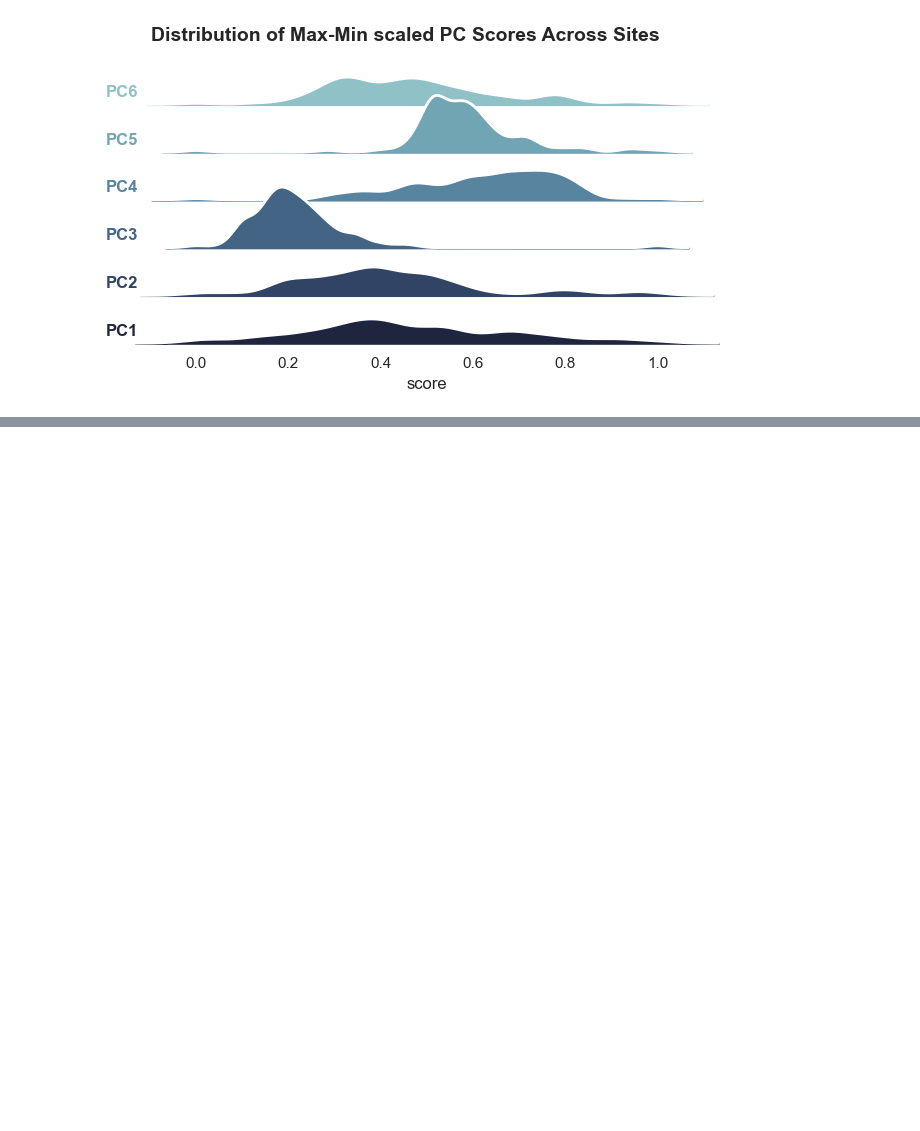
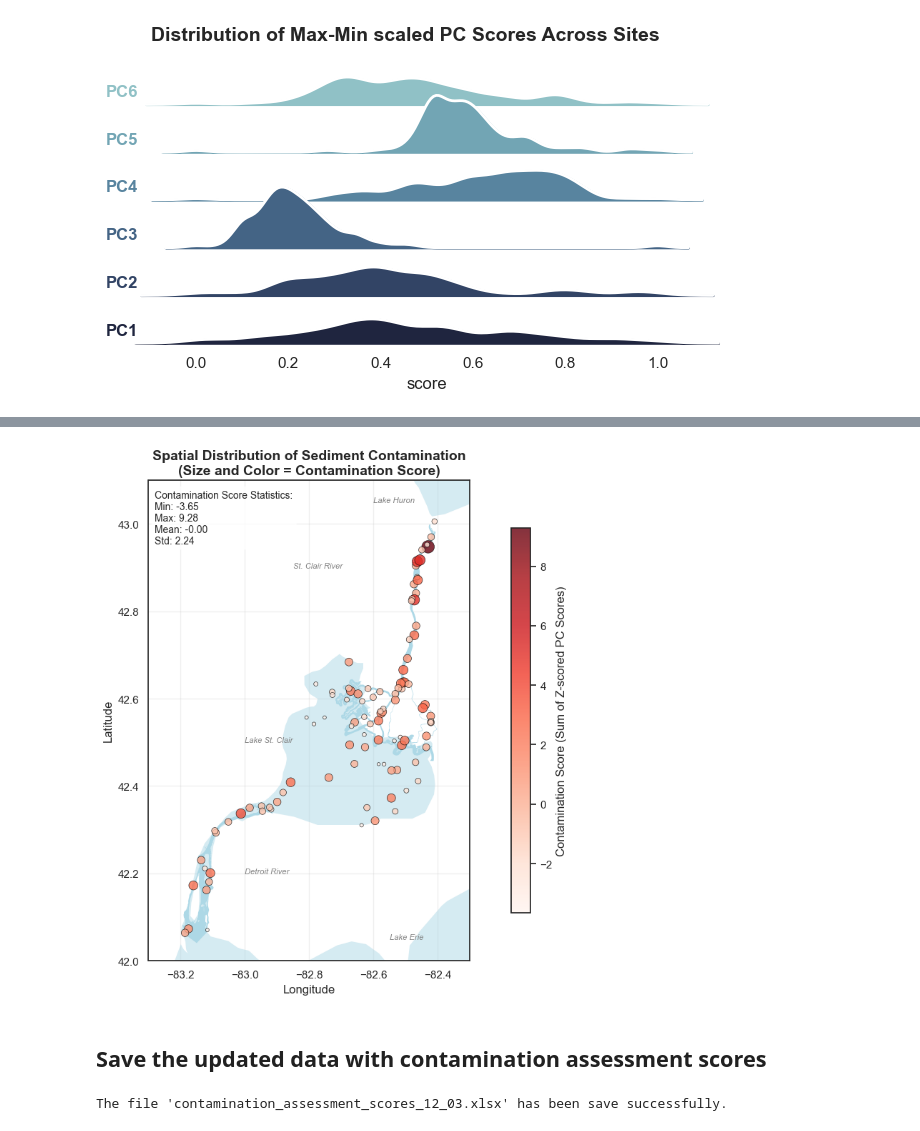
Before and after one commit to Gufeng-2002/Zoobenthic_Community_Indicator, a Jupyter notebook: notebooks/02_Contamination_Assessment.ipynb, the cells around one changed output, grey strips where cells are left out. Cells and saved outputs as stored; diff of their text form; code cells hidden in the pictures; blank space fills up the shorter version.

```diff
--- a/notebooks/02_Contamination_Assessment.ipynb
+++ b/notebooks/02_Contamination_Assessment.ipynb
@@ -1242,0 +1621,8 @@ Name: p,p'-DDD, dtype: float64
+# %%
+# sum up the PC scores along the sites
+import time
+# export the date of operation
+date_of_operation = time.strftime("%m_%d")
+
+data[("pollution",f"{date_of_operation}", "SumRel")] = z_score_pc_scores[["PC1", "PC2", "PC3", "PC5", "PC6"]].sum(axis=1)
+data.head()
@@ -1242,0 +1640,46 @@ Name: p,p'-DDD, dtype: float64
+# %%
+# Create spatial visualization of contamination scores
+fig, ax = plt.subplots(figsize=(12, 8))
+
+# Plot the base map
+plot_rivers_lakes(ax=ax, annotating=True)
+
+# Get the contamination scores
+contamination_scores = data[("pollution", f"{date_of_operation}", "SumRel")]
+
+# Normalize scores for sizing (make sizes between 20 and 200)
+min_score = contamination_scores.min()
+max_score = contamination_scores.max()
+normalized_sizes = 10 + (contamination_scores - min_score) / (max_score - min_score) * 150
+
+# Create scatter plot with contamination scores as both color and size
+scatter = ax.scatter(raw_data["Longitude"], raw_data["Latitude"],
+                    c=contamination_scores, s=normalized_sizes,
+                    cmap='Reds', alpha=0.8, edgecolors='black', linewidth=0.5)
+
+# Add colorbar
+cbar = plt.colorbar(scatter, ax=ax, shrink=0.8)
+cbar.set_label('Contamination Score (Sum of Z-scored PC Scores)', fontsize=12)
+
+# Styling
+ax.set_title('Spatial Distribution of Sediment Contamination\n(Size and Color = Contamination Score)',
+             fontsize=14, fontweight='bold')
+ax.grid(True, alpha=0.3)
+
+# Add text box with statistics
+stats_text = f'Contamination Score Statistics:\nMin: {min_score:.2f}\nMax: {max_score:.2f}\nMean: {contamination_scores.mean():.2f}\nStd: {contamination_scores.std():.2f}'
+ax.text(0.02, 0.98, stats_text, transform=ax.transAxes, fontsize=10,
+        verticalalignment='top', bbox=dict(boxstyle='round', facecolor='white', alpha=0.8))
+
+plt.tight_layout()
+plt.show()
+# %% [output]
+[figure, added]
+# %% [markdown]
+## Save the updated data with contamination assessment scores
+# %%
+# save the contamination scores to an excel file
+# data.to_excel(f"../data/processed/contamination_assessment_scores_{date_of_operation}.xlsx")
+print(f"The file 'contamination_assessment_scores_{date_of_operation}.xlsx' has been save successfully.")
+# %% [output]
+The file 'contamination_assessment_scores_12_03.xlsx' has been save successfully.
```
Also changed, not shown: parts of 19 cells of this notebook, 29 other files.
